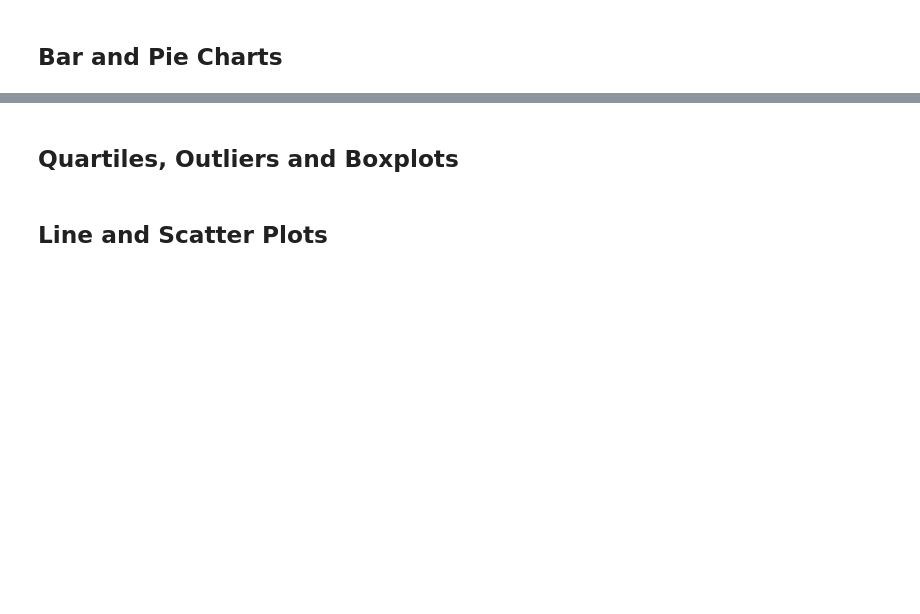
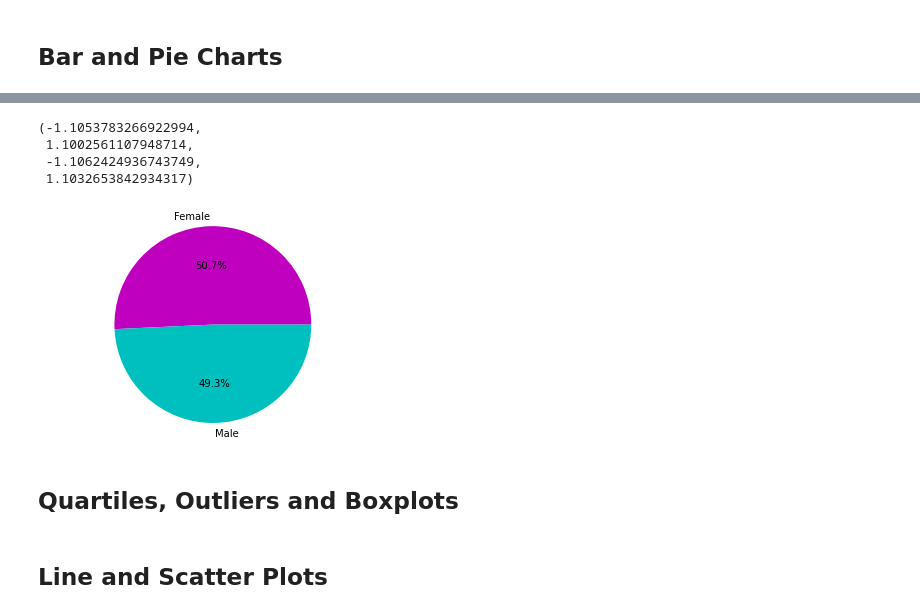
Before and after one commit to Pip85/matplotlib-challenge, a Jupyter notebook: Pymaceuticals/pymaceuticals.ipynb, the cells around one changed output, grey strips where cells are left out. Drawn from its saved outputs; the diff is of its cells as text; code cells hidden in the pictures; blank space fills up the shorter version.

```diff
--- a/Pymaceuticals/pymaceuticals.ipynb
+++ b/Pymaceuticals/pymaceuticals.ipynb
@@ -107,2 +161,13 @@ mouse_dup_check
 # %%
-# Generate a pie plot showing the distribution of female versus male mice using pandas
+# Generate a pie plot showing the distribution of female versus male mice using pyplot
+labels = ["Female","Male"]
+gender_split = mouse_study["Sex"].value_counts()
+colors = ["m", "c"]
+plt.pie(gender_split, labels = labels, colors = colors, autopct = "%1.1f%%")
+plt.axis("equal")
+# %% [output]
+(-1.1053783266922994,
+ 1.1002561107948714,
+ -1.1062424936743749,
+ 1.1032653842934317)
+[figure, added]
```
Also changed, not shown: parts of 8 cells of this notebook.
